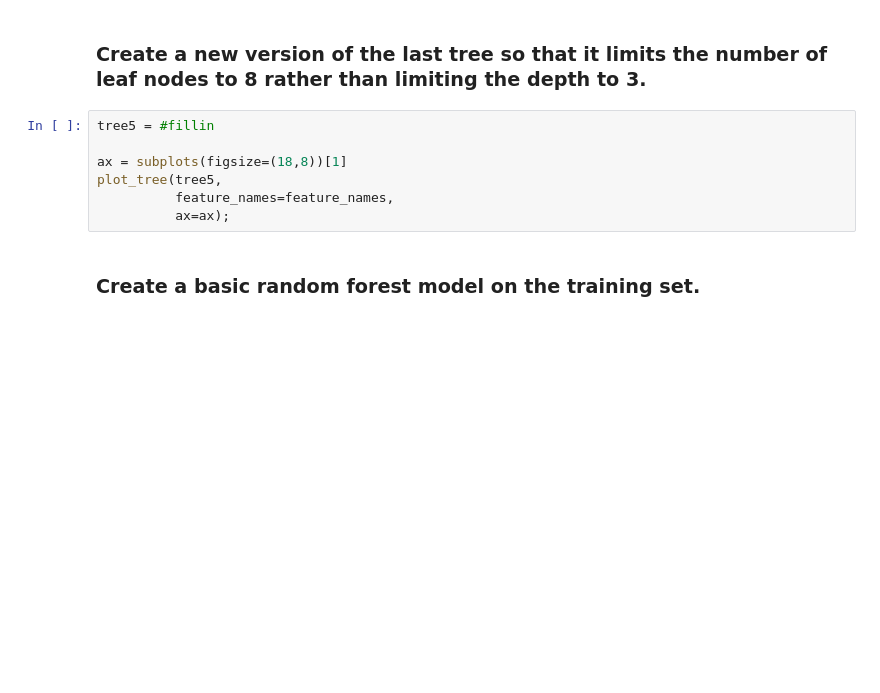
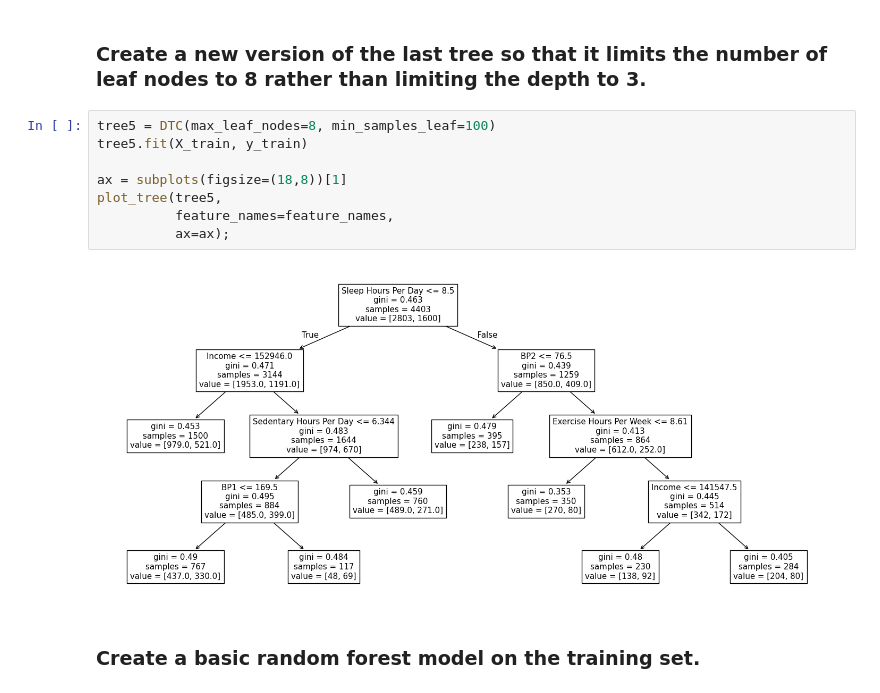
Before and after one commit to sagnihotram1/CSE2600, a Jupyter notebook: mod08_rf.ipynb, the cells around one changed output. Cells and saved outputs as stored; diff of their text form; blank space fills up the shorter version.

```diff
--- a/mod08_rf.ipynb
+++ b/mod08_rf.ipynb
@@ -175,12 +178,15 @@ plot_tree(tree4,
 # %% [markdown]
 ### Create a new version of the last tree so that it limits the number of leaf nodes to 8 rather than limiting the depth to 3.
 # %%
-tree5 = #fillin
+tree5 = DTC(max_leaf_nodes=8, min_samples_leaf=100)
+tree5.fit(X_train, y_train)
 
 ax = subplots(figsize=(18,8))[1]
 plot_tree(tree5,
           feature_names=feature_names,
           ax=ax);
+# %% [output]
+[figure, added]
 # %% [markdown]
 ### Create a basic random forest model on the training set.
 # %%
```
Also changed, not shown: parts of 12 cells of this notebook.
